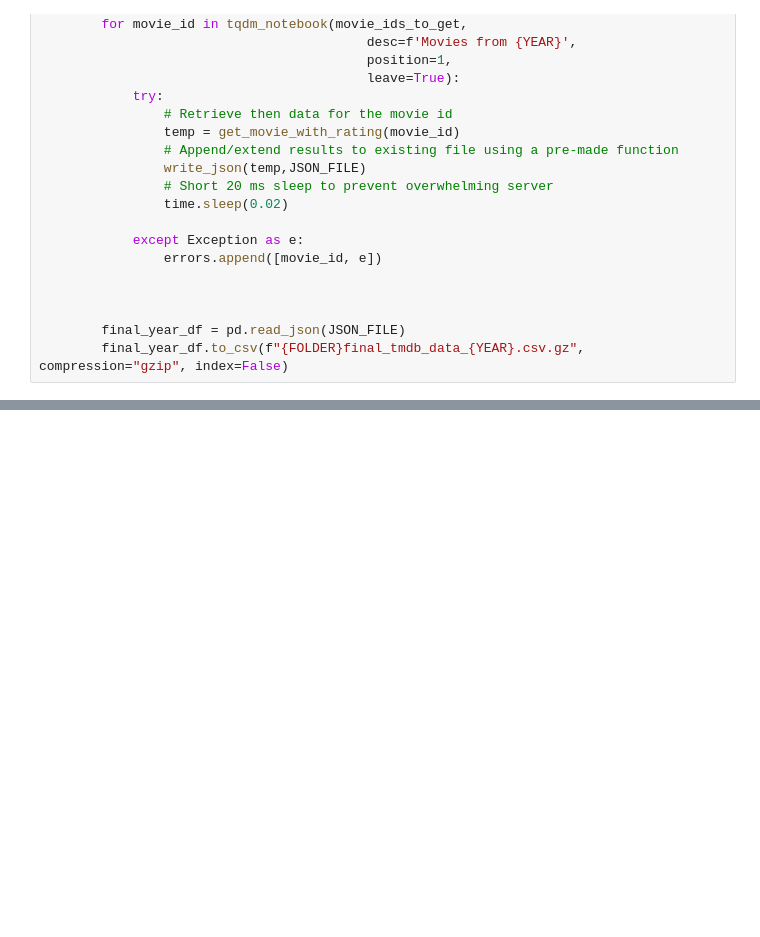
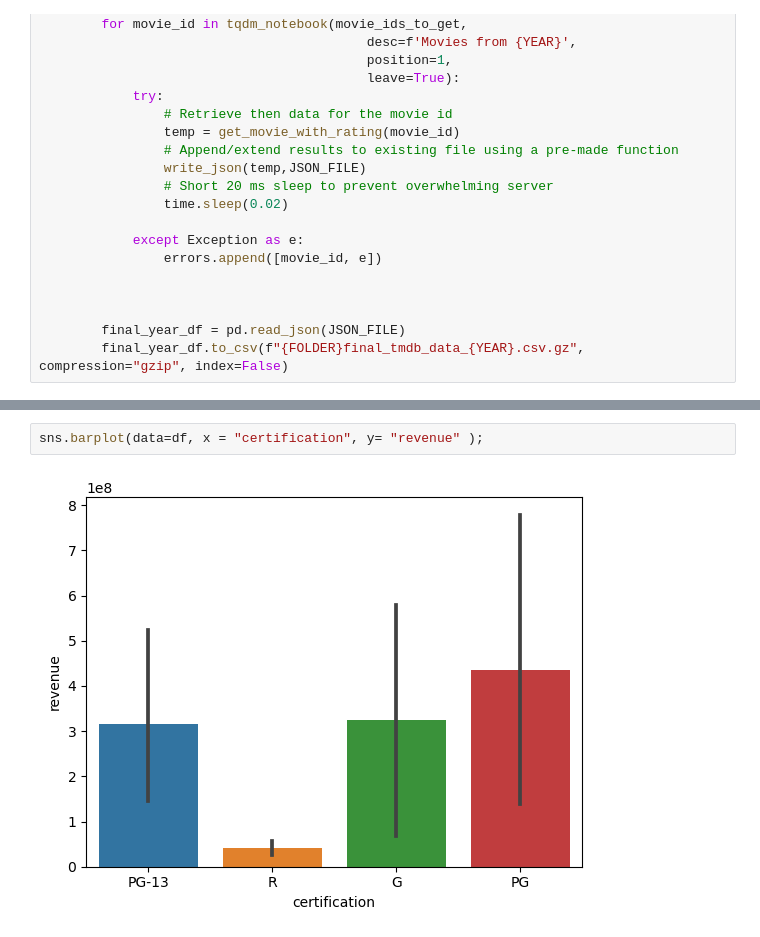
Before and after one commit to CaillahR/Project-3-Part-1, a Jupyter notebook: Project 3 part 2.ipynb, the cells around one changed output, grey strips where cells are left out. Drawn from its saved outputs; the diff is of its cells as text; blank space fills up the shorter version.

```diff
--- a/Project 3 part 2.ipynb
+++ b/Project 3 part 2.ipynb
@@ -190,0 +281,4 @@ print(f"- Total errors: {len(errors)}")
+# %%
+sns.barplot(data=df, x = "certification", y= "revenue" );
+# %% [output]
+[figure, added]
```
Also changed, not shown: parts of 15 cells of this notebook.
